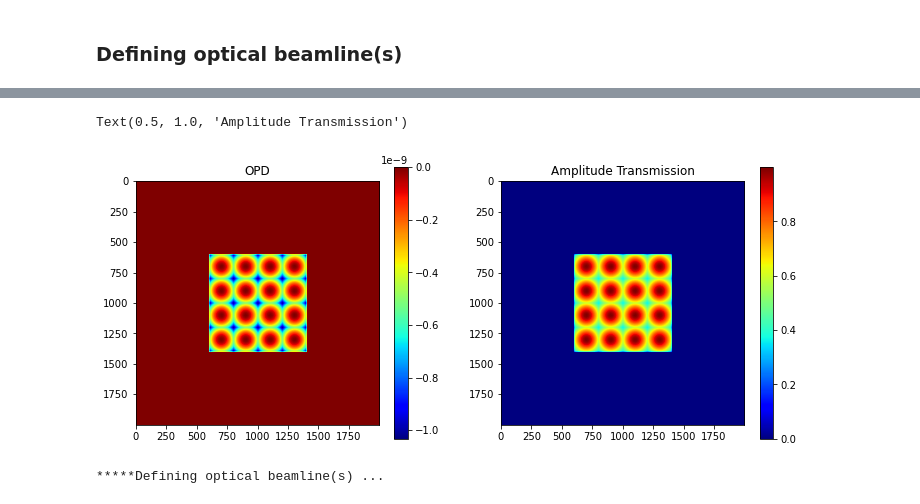
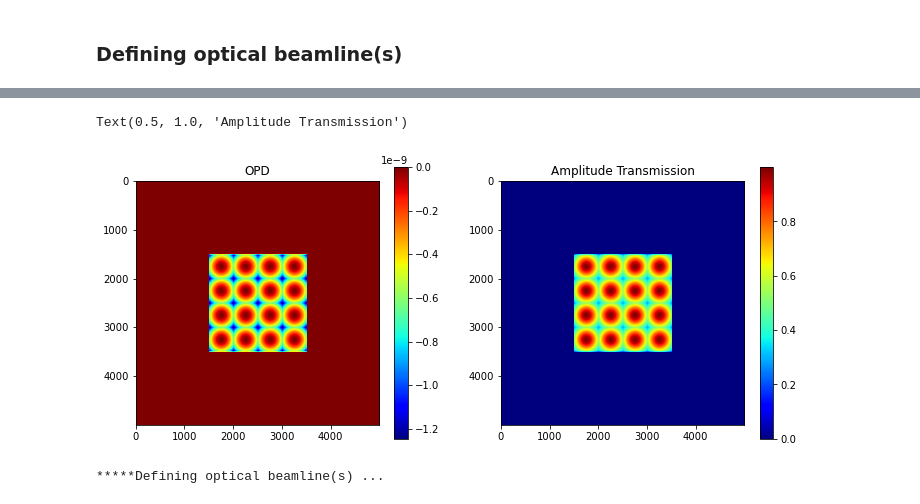
Before and after one commit to nanw0321/SRW_Mono, a Jupyter notebook: WPG_Customize_OE.ipynb, the cells around one changed output, grey strips where cells are left out. Cells and saved outputs as stored; diff of their text form; code cells hidden in the pictures.

```diff
--- a/WPG_Customize_OE.ipynb
+++ b/WPG_Customize_OE.ipynb
@@ -338,8 +338,8 @@ def Calc_OPD_and_AmpTr(srwTr, thicknessProfData, n, d_abs):
         OPD = thicknessProfData*(n-1)
         #for iy in range(ny):
         #    for ix in range(nx):
-        for iy in (np.arange(800)+600):
-            for ix in (np.arange(800)+600):
+        for iy in (np.arange(int(ny*0.4))+int(ny*0.3)):
+            for ix in (np.arange(int(nx*0.4))+int(nx*0.3)):
                         ofst = 2*ix + 2*nx*iy
                         srwTr.arTr[ofst]=Tr[ix,iy]
                         srwTr.arTr[ofst+1]=OPD[ix,iy]
@@ -349,14 +349,16 @@ def Calc_OPD_and_AmpTr(srwTr, thicknessProfData, n, d_abs):
 # OE
 E = ekev*1000
 OE_width = 0.5e-3      # physical size of OE aperture
-nx = 2000; ny = 2000   # number of points in H and V
+nx = 5000; ny = 5000   # number of points in H and V
 nlx = int(OE_width/(50e-6)); nly = nlx     # number of micro lenses in an array
 if nlx != OE_width/50e-6:
     print('need integer number of micro lens')
 
 n = 0.99999            # refractive index
 d_abs = 100e-6        # absorption depth
-f = 0.6
+
+''' focal length '''
+f = 0.5
 
 OE_Apt = SRWLOptA('r','a',OE_width,OE_width)
 OE_Tr = SRWLOptT(nx,ny,OE_width,OE_width,_Fx=f,_Fy=f,_x=0,_y=0,_eStart=E,_eFin=E)
@@ -379,15 +378,15 @@ Text(0.5, 1.0, 'Amplitude Transmission')
 # %%
 plt.figure(figsize=(12,5))
 plt.subplot(1,2,1)
 plt.imshow(OPD_show,cmap='jet')
 plt.title('OPD')
 plt.colorbar()
 plt.subplot(1,2,2)
-plt.imshow(AmpTr_show[600:1400,600:1400],cmap='jet')
+plt.imshow(AmpTr_show[2000:3000,2000:3000],cmap='jet')
 plt.imshow(AmpTr_show,cmap='jet')
 plt.colorbar()
 plt.title('Amplitude Transmission')
 # %% [output]
 Text(0.5, 1.0, 'Amplitude Transmission')
-[figure, old version]
+[figure, new version]
 # %%
```
Also changed, not shown: parts of 9 cells of this notebook, 8 other files.
